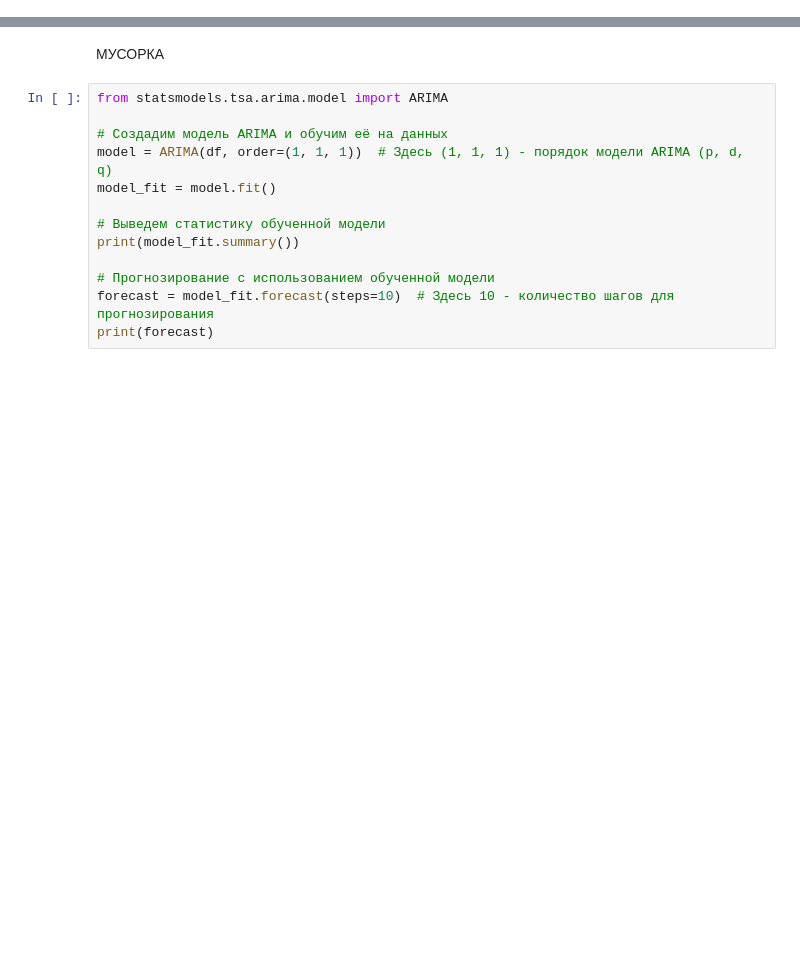
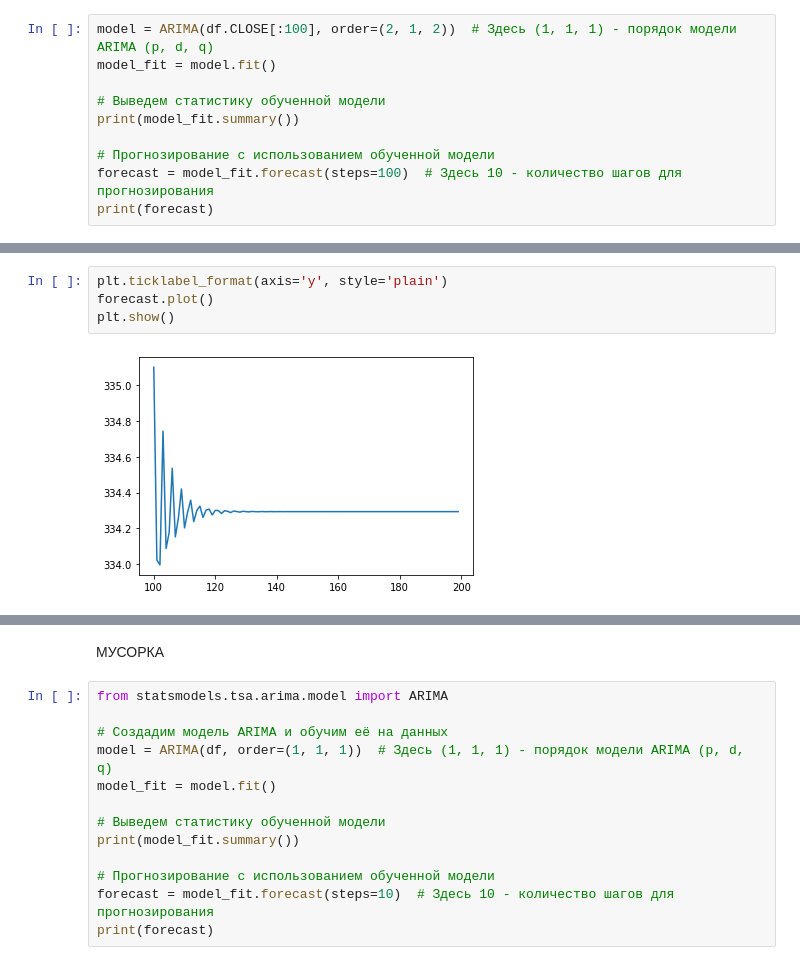
Before and after one commit to PaLashilo/PredictIMOEX, a Jupyter notebook: ARIMA.ipynb, the cells around one changed output, grey strips where cells are left out. Saved outputs shown, nothing was run; the diff lists cells and outputs as text; blank space fills up the shorter version.

```diff
--- a/ARIMA.ipynb
+++ b/ARIMA.ipynb
@@ -52,0 +101,10 @@ memory usage: 771.9+ KB
+# %%
+model = ARIMA(df.CLOSE[:100], order=(2, 1, 2))  # Здесь (1, 1, 1) - порядок модели ARIMA (p, d, q)
+model_fit = model.fit()
+
+# Выведем статистику обученной модели
+print(model_fit.summary())
+
+# Прогнозирование с использованием обученной модели
+forecast = model_fit.forecast(steps=100)  # Здесь 10 - количество шагов для прогнозирования
+print(forecast)
@@ -52,0 +129,6 @@ memory usage: 771.9+ KB
+# %%
+plt.ticklabel_format(axis='y', style='plain')
+forecast.plot()
+plt.show()
+# %% [output]
+[figure, added]
```
Also changed, not shown: parts of 16 cells of this notebook.
